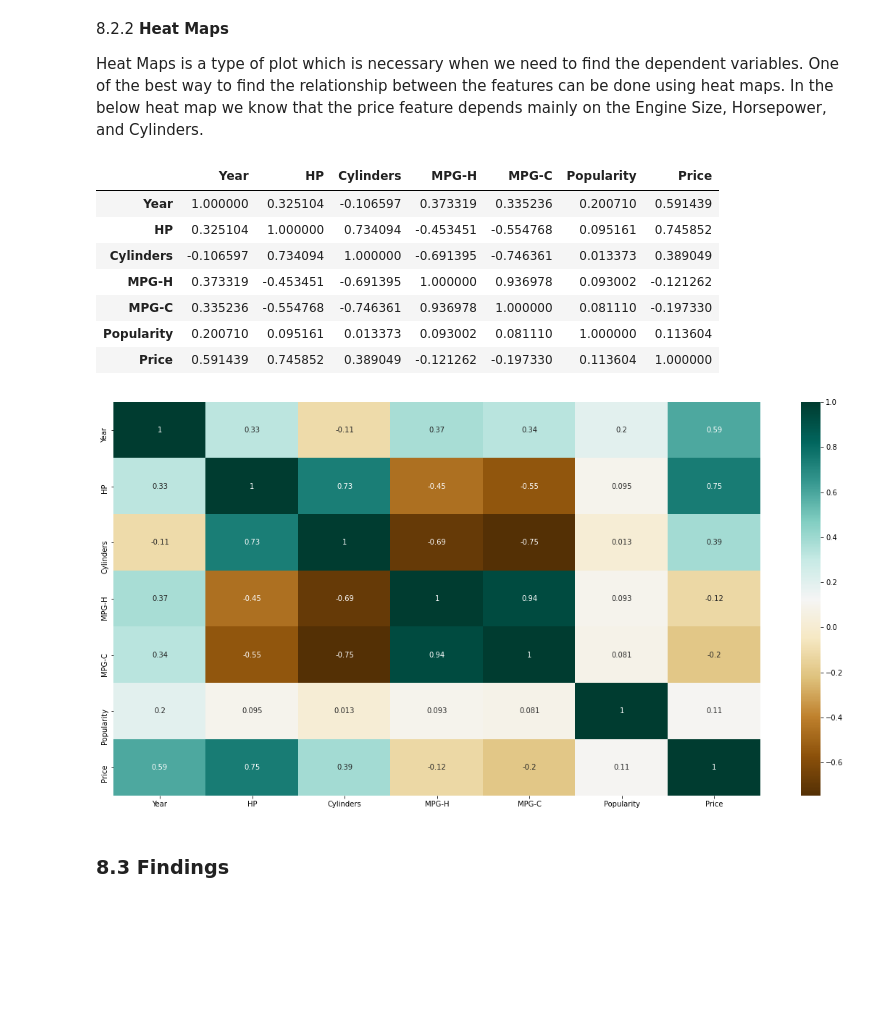
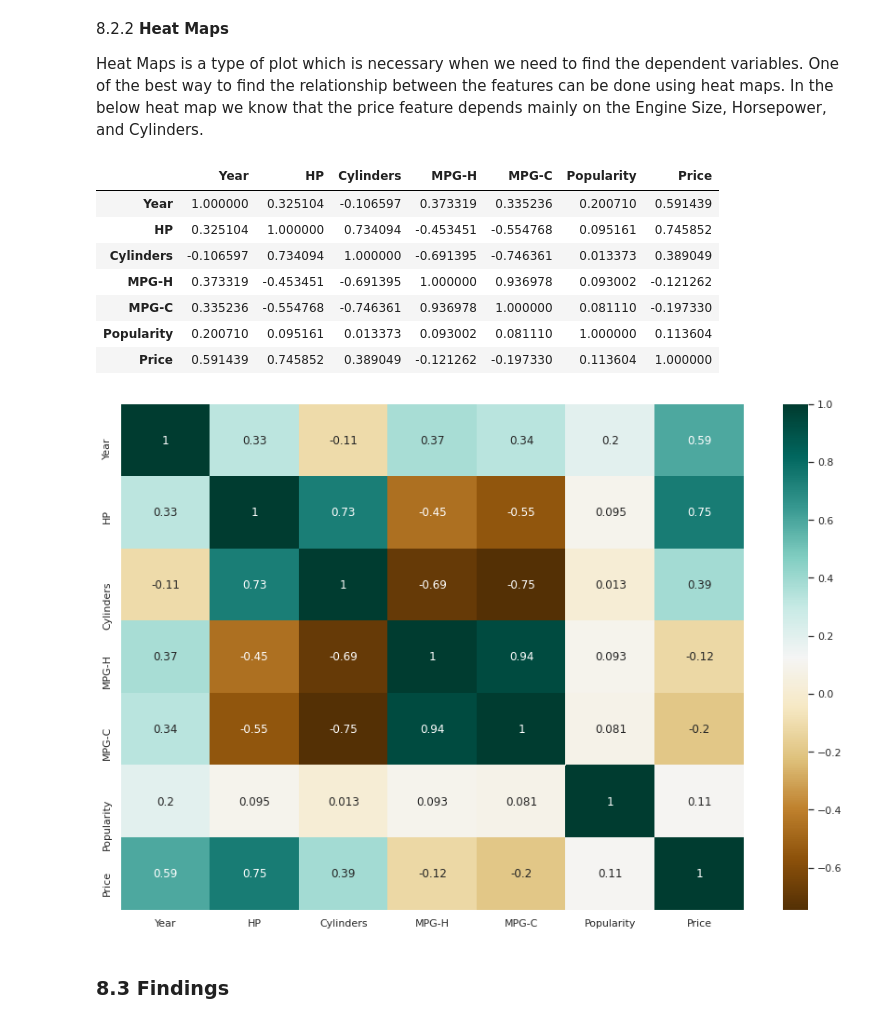
Before and after one commit to Neelanjan-Goswami/ML-Internship, a Jupyter notebook: Internship_Project.ipynb, the cells around one changed output. Saved outputs shown, nothing was run; the diff lists cells and outputs as text; code cells hidden in the pictures; blank space fills up the shorter version.

```diff
--- a/Internship_Project.ipynb
+++ b/Internship_Project.ipynb
@@ -642,20 +673,20 @@ plt.xlabel('Make');
 
 Heat Maps is a type of plot which is necessary when we need to find the dependent variables. One of the best way to find the relationship between the features can be done using heat maps. In the below heat map we know that the price feature depends mainly on the Engine Size, Horsepower, and Cylinders.
 # %%
-plt.figure(figsize=(20,10))
+plt.figure(figsize=(15,10))
 carc= car_data.corr()
 sns.heatmap(carc,cmap='BrBG',annot=True)
 carc
 # %% [output]
 |  | Year | HP | Cylinders | MPG-H | MPG-C | Popularity | Price |
 | Year | 1.000000 | 0.325104 | -0.106597 | 0.373319 | 0.335236 | 0.200710 | 0.591439 |
 | HP | 0.325104 | 1.000000 | 0.734094 | -0.453451 | -0.554768 | 0.095161 | 0.745852 |
 | Cylinders | -0.106597 | 0.734094 | 1.000000 | -0.691395 | -0.746361 | 0.013373 | 0.389049 |
 | MPG-H | 0.373319 | -0.453451 | -0.691395 | 1.000000 | 0.936978 | 0.093002 | -0.121262 |
 | MPG-C | 0.335236 | -0.554768 | -0.746361 | 0.936978 | 1.000000 | 0.081110 | -0.197330 |
 | Popularity | 0.200710 | 0.095161 | 0.013373 | 0.093002 | 0.081110 | 1.000000 | 0.113604 |
 | Price | 0.591439 | 0.745852 | 0.389049 | -0.121262 | -0.197330 | 0.113604 | 1.000000 |
-[figure, old version]
+[figure, new version]
 # %% [markdown]
 ### 8.3 **Findings**
 # %% [markdown]
```
Also changed, not shown: parts of 7 cells of this notebook.
